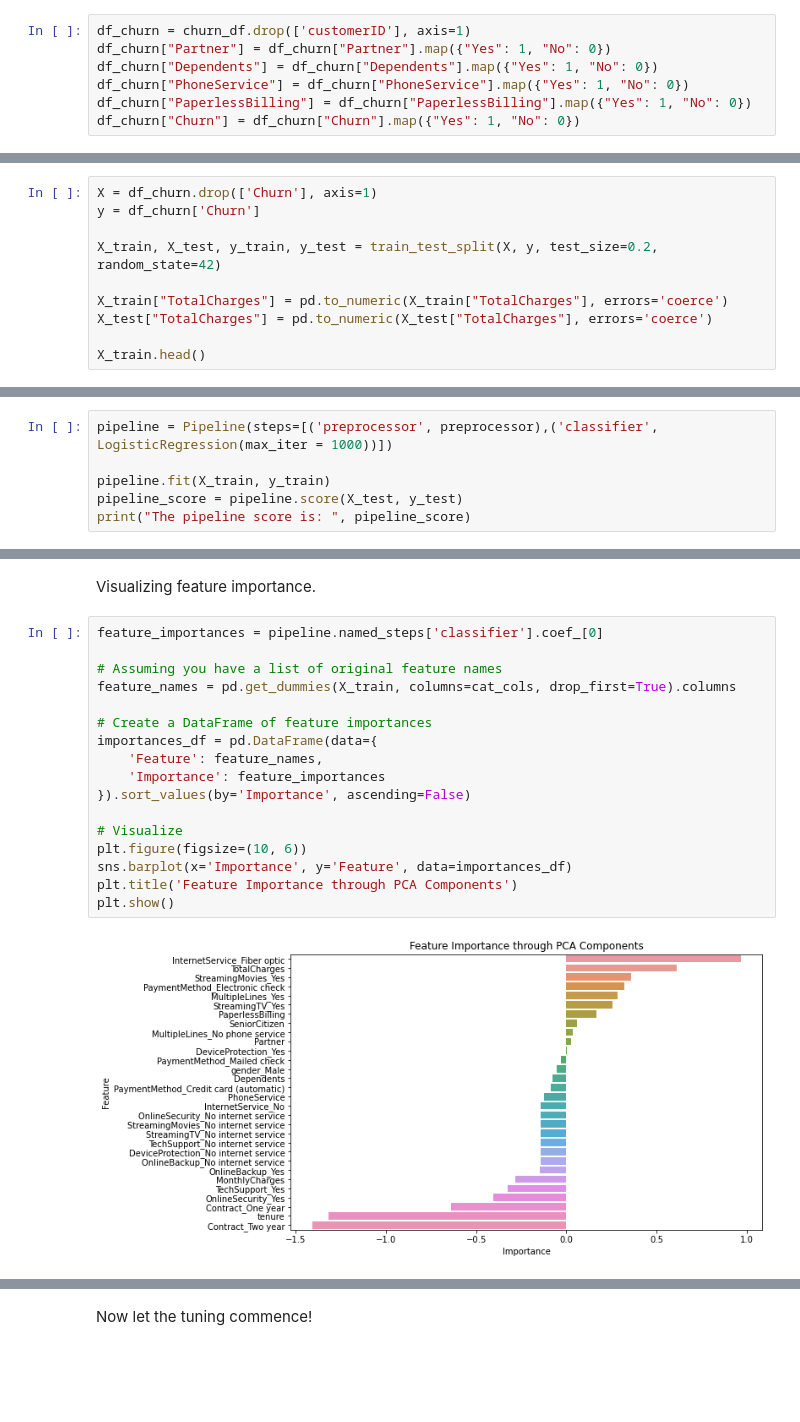
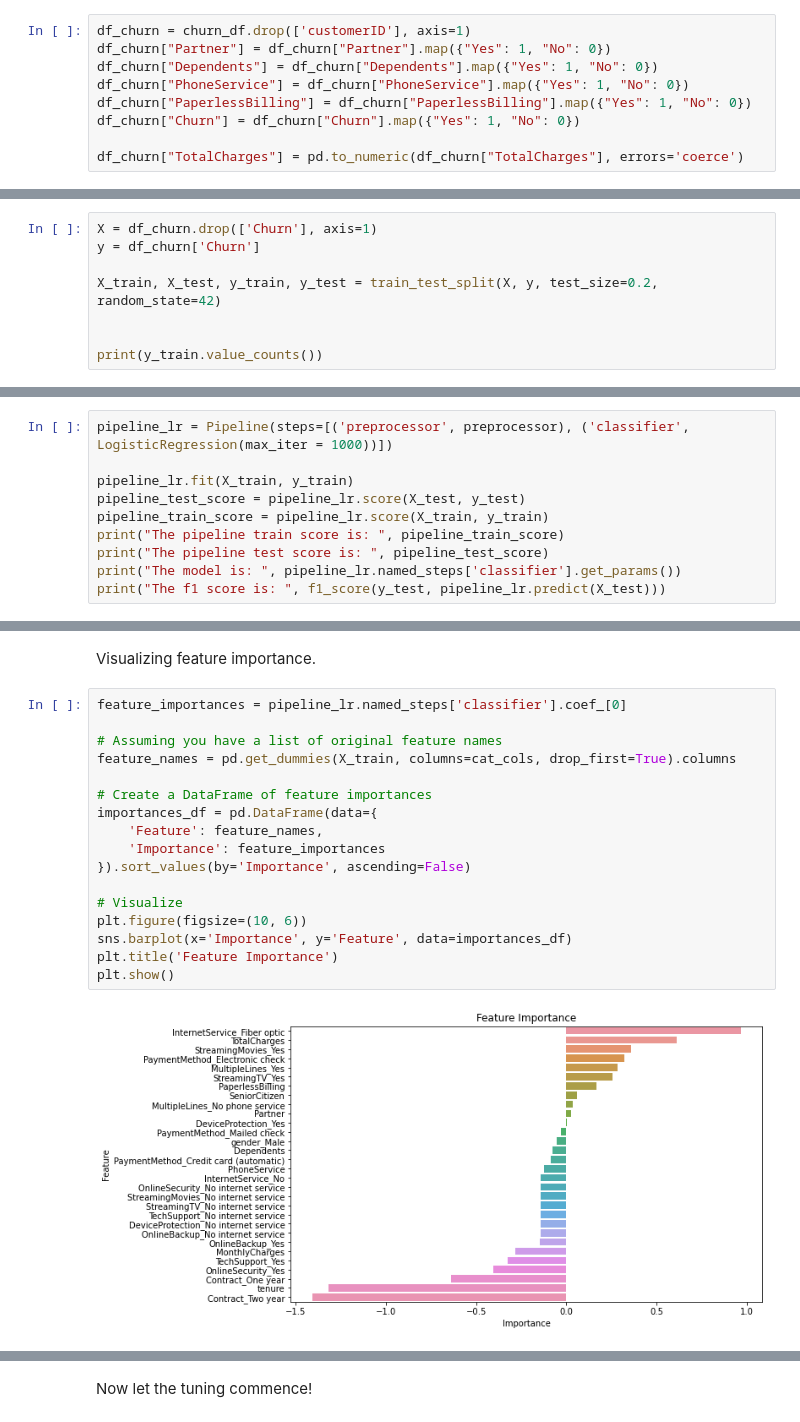
Before and after one commit to DavidM199/MLE_Portfolio_Project, a Jupyter notebook: portfolio_project.ipynb, the cells around one changed output, grey strips where cells are left out. Drawn from its saved outputs; the diff is of its cells as text; blank space fills up the shorter version.

```diff
--- a/portfolio_project.ipynb
+++ b/portfolio_project.ipynb
@@ -66,3 +96,5 @@ df_churn["Dependents"] = df_churn["Dependents"].map({"Yes": 1, "No": 0})
 df_churn["PhoneService"] = df_churn["PhoneService"].map({"Yes": 1, "No": 0})
 df_churn["PaperlessBilling"] = df_churn["PaperlessBilling"].map({"Yes": 1, "No": 0})
 df_churn["Churn"] = df_churn["Churn"].map({"Yes": 1, "No": 0})
+
+df_churn["TotalCharges"] = pd.to_numeric(df_churn["TotalCharges"], errors='coerce')
@@ -74,8 +118,6 @@ y = df_churn['Churn']
 
 X_train, X_test, y_train, y_test = train_test_split(X, y, test_size=0.2, random_state=42)
 
-X_train["TotalCharges"] = pd.to_numeric(X_train["TotalCharges"], errors='coerce')
-X_test["TotalCharges"] = pd.to_numeric(X_test["TotalCharges"], errors='coerce')
 
-X_train.head()
+print(y_train.value_counts())
 # %% [output]
@@ -105,7 +144,11 @@ First I will check the accuracy of the pipeline without tuning.
 # %%
-pipeline = Pipeline(steps=[('preprocessor', preprocessor),('classifier', LogisticRegression(max_iter = 1000))])
+pipeline_lr = Pipeline(steps=[('preprocessor', preprocessor), ('classifier', LogisticRegression(max_iter = 1000))])
 
-pipeline.fit(X_train, y_train)
-pipeline_score = pipeline.score(X_test, y_test)
-print("The pipeline score is: ", pipeline_score)
+pipeline_lr.fit(X_train, y_train)
+pipeline_test_score = pipeline_lr.score(X_test, y_test)
+pipeline_train_score = pipeline_lr.score(X_train, y_train)
+print("The pipeline train score is: ", pipeline_train_score)
+print("The pipeline test score is: ", pipeline_test_score)
+print("The model is: ", pipeline_lr.named_steps['classifier'].get_params())
+print("The f1 score is: ", f1_score(y_test, pipeline_lr.predict(X_test)))
 # %% [output]
@@ -121,21 +159,21 @@ print( pipeline.named_steps['classifier'].coef_[0])
 # %% [markdown]
 Visualizing feature importance.
 # %%
-feature_importances = pipeline.named_steps['classifier'].coef_[0]
+feature_importances = pipeline_lr.named_steps['classifier'].coef_[0]
 
 # Assuming you have a list of original feature names
 feature_names = pd.get_dummies(X_train, columns=cat_cols, drop_first=True).columns
 
 # Create a DataFrame of feature importances
 importances_df = pd.DataFrame(data={
     'Feature': feature_names,
     'Importance': feature_importances
 }).sort_values(by='Importance', ascending=False)
 
 # Visualize
 plt.figure(figsize=(10, 6))
 sns.barplot(x='Importance', y='Feature', data=importances_df)
-plt.title('Feature Importance through PCA Components')
+plt.title('Feature Importance')
 plt.show()
 # %% [output]
-[figure, old version]
+[figure, new version]
```
Also changed, not shown: parts of 27 cells of this notebook.
